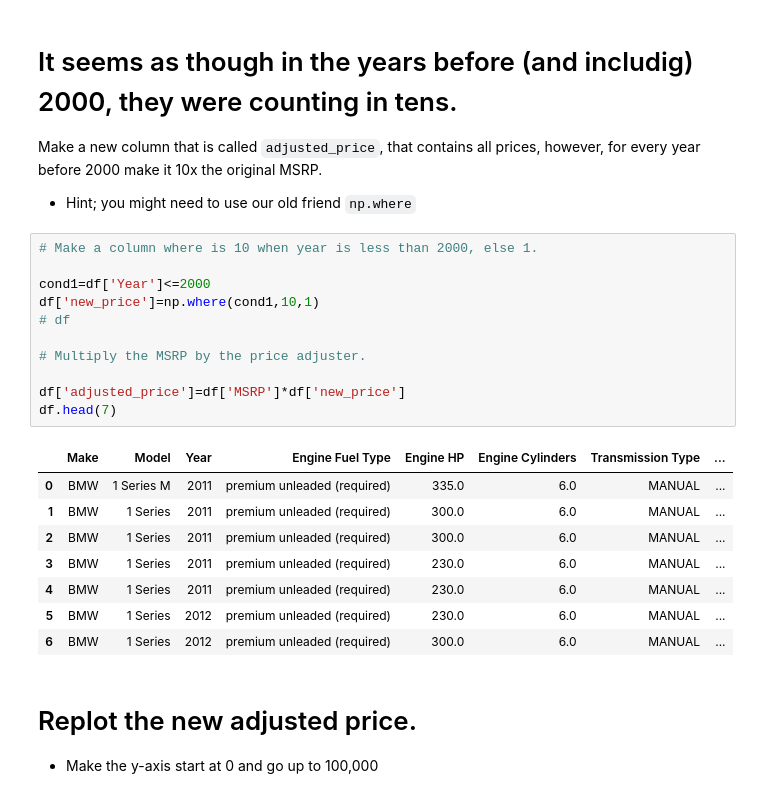
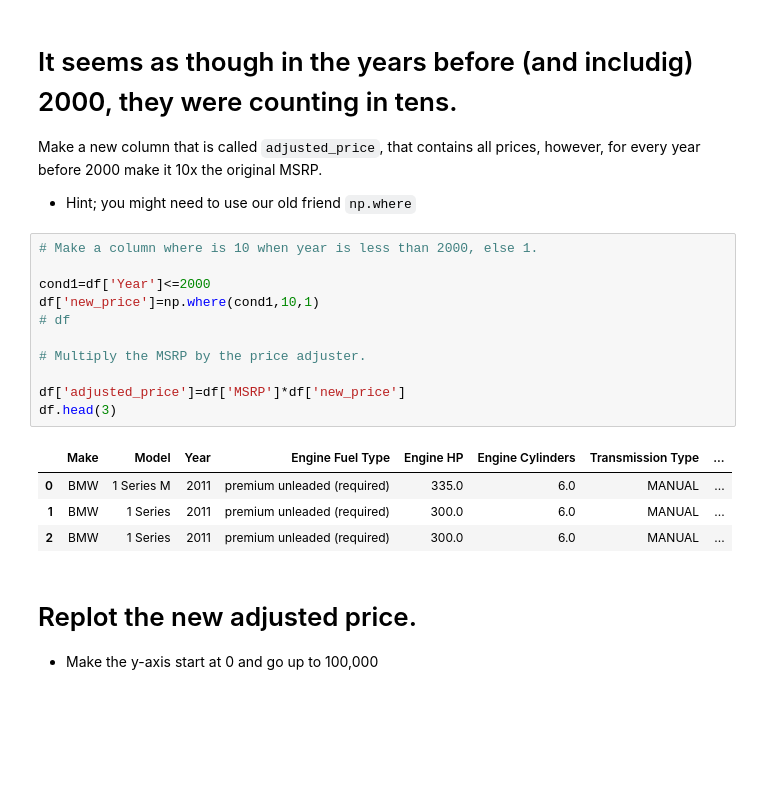
Before and after one commit to MBouchaqour/2021-fall-data-science, a Jupyter notebook: Week-02-EDA/Exercise-EDA.ipynb, the cells around one changed output. Saved outputs shown, nothing was run; the diff lists cells and outputs as text; blank space fills up the shorter version.

```diff
--- a/Week-02-EDA/Exercise-EDA.ipynb
+++ b/Week-02-EDA/Exercise-EDA.ipynb
@@ -210,23 +210,19 @@ Make a new column that is called `adjusted_price`, that contains all prices, how
 # %%
 # Make a column where is 10 when year is less than 2000, else 1.
 
 cond1=df['Year']<=2000
 df['new_price']=np.where(cond1,10,1)
 # df
 
 # Multiply the MSRP by the price adjuster.
 
 df['adjusted_price']=df['MSRP']*df['new_price']
-df.head(7)
+df.head(3)
 # %% [output]
 |  | Make | Model | Year | Engine Fuel Type | Engine HP | Engine Cylinders | Transmission Type | ... |
 | 0 | BMW | 1 Series M | 2011 | premium unleaded (required) | 335.0 | 6.0 | MANUAL | ... |
 | 1 | BMW | 1 Series | 2011 | premium unleaded (required) | 300.0 | 6.0 | MANUAL | ... |
 | 2 | BMW | 1 Series | 2011 | premium unleaded (required) | 300.0 | 6.0 | MANUAL | ... |
-| 3 | BMW | 1 Series | 2011 | premium unleaded (required) | 230.0 | 6.0 | MANUAL | ... |
-| 4 | BMW | 1 Series | 2011 | premium unleaded (required) | 230.0 | 6.0 | MANUAL | ... |
-| 5 | BMW | 1 Series | 2012 | premium unleaded (required) | 230.0 | 6.0 | MANUAL | ... |
-| 6 | BMW | 1 Series | 2012 | premium unleaded (required) | 300.0 | 6.0 | MANUAL | ... |
 # %% [markdown]
 # Replot the new adjusted price.
 * Make the y-axis start at 0 and go up to 100,000
```
Also changed, not shown: parts of 11 cells of this notebook.
